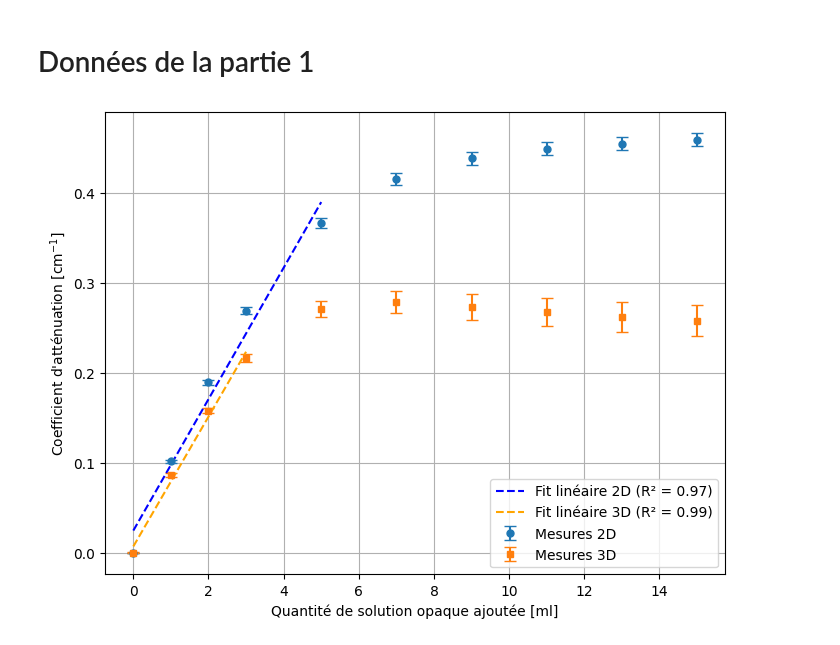
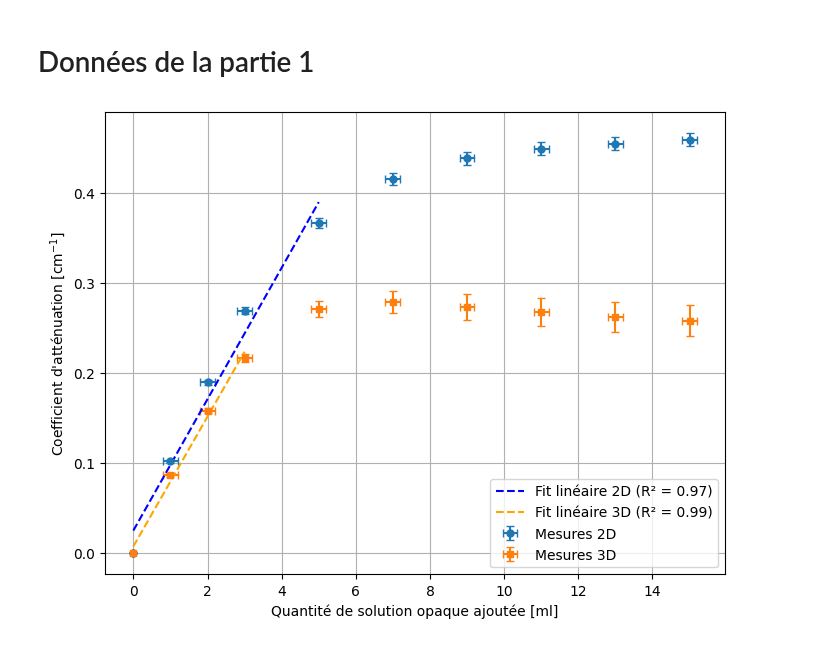
Before and after one commit to felixantoine1/labV_projet, a Jupyter notebook: analyse_partie1.ipynb, the cells around one changed output. Drawn from its saved outputs; the diff is of its cells as text; code cells hidden in the pictures.

Commit message:
erreur volume partie 1

```diff
--- a/analyse_partie1.ipynb
+++ b/analyse_partie1.ipynb
@@ -57,6 +57,7 @@ mu_3d = df_partie_1[r"3D \mu"]
 sigma_3d = df_partie_1[r"3D \sigma"]
 ln_intensity = df_partie_1[r"2D ln(I_0/I)"]
 sigma_ln_intensity = df_partie_1[r"2D \sigma \ln(I_0/I)"]
+erreur_volume = [0,0.2,0.2,0.2,0.2,0.2,0.2,0.2,0.2, 0.2]
 # %%
 # Propagation des incertitudes en 2d
 diametre_cylindre = 7
@@ -76,27 +77,27 @@ mu_2d, sigma_2d = propagation_incertitudes_division_liste(ln_intensity, sigma_ln
 # %%
 plt.figure(figsize=(8, 6))
 
-plt.errorbar(volume, mu_2d, yerr=sigma_2d, fmt='o', capsize=4, markersize=5, linestyle='', label='Mesures 2D')
-plt.errorbar(volume, mu_3d, yerr=sigma_3d, fmt='s', capsize=4, markersize=5, linestyle='', label='Mesures 3D')
+plt.errorbar(volume, mu_2d, xerr = erreur_volume, yerr=sigma_2d, fmt='o', capsize=3, markersize=5, linestyle='', label='Mesures 2D')
+plt.errorbar(volume, mu_3d, xerr = erreur_volume, yerr=sigma_3d, fmt='s', capsize=3, markersize=5, linestyle='', label='Mesures 3D')
 
 x_2d = np.array(volume[:5])
 y_2d = np.array(mu_2d[:5])
 slope_2d, intercept_2d, r_value_2d, _, _ = linregress(x_2d, y_2d)
 r_squared_2d = r_value_2d ** 2
 plt.plot(x_2d, slope_2d * x_2d + intercept_2d, color='blue', linestyle='--', label=f'Fit linéaire 2D (R² = {r_squared_2d:.2f})')
 
 x_3d = np.array(volume[:4])
 y_3d = np.array(mu_3d[:4])
 slope_3d, intercept_3d, r_value_3d, _, _ = linregress(x_3d, y_3d)
 r_squared_3d = r_value_3d ** 2
 plt.plot(x_3d, slope_3d * x_3d + intercept_3d, color='orange', linestyle='--', label=f'Fit linéaire 3D (R² = {r_squared_3d:.2f})')
 
 plt.xlabel('Quantité de solution opaque ajoutée [ml]')
 plt.ylabel("Coefficient d'atténuation [cm$^{-1}$]")
 plt.legend()
 plt.grid(True)
 
 
 plt.show()
 # %% [output]
-[figure, old version]
+[figure, new version]
```
